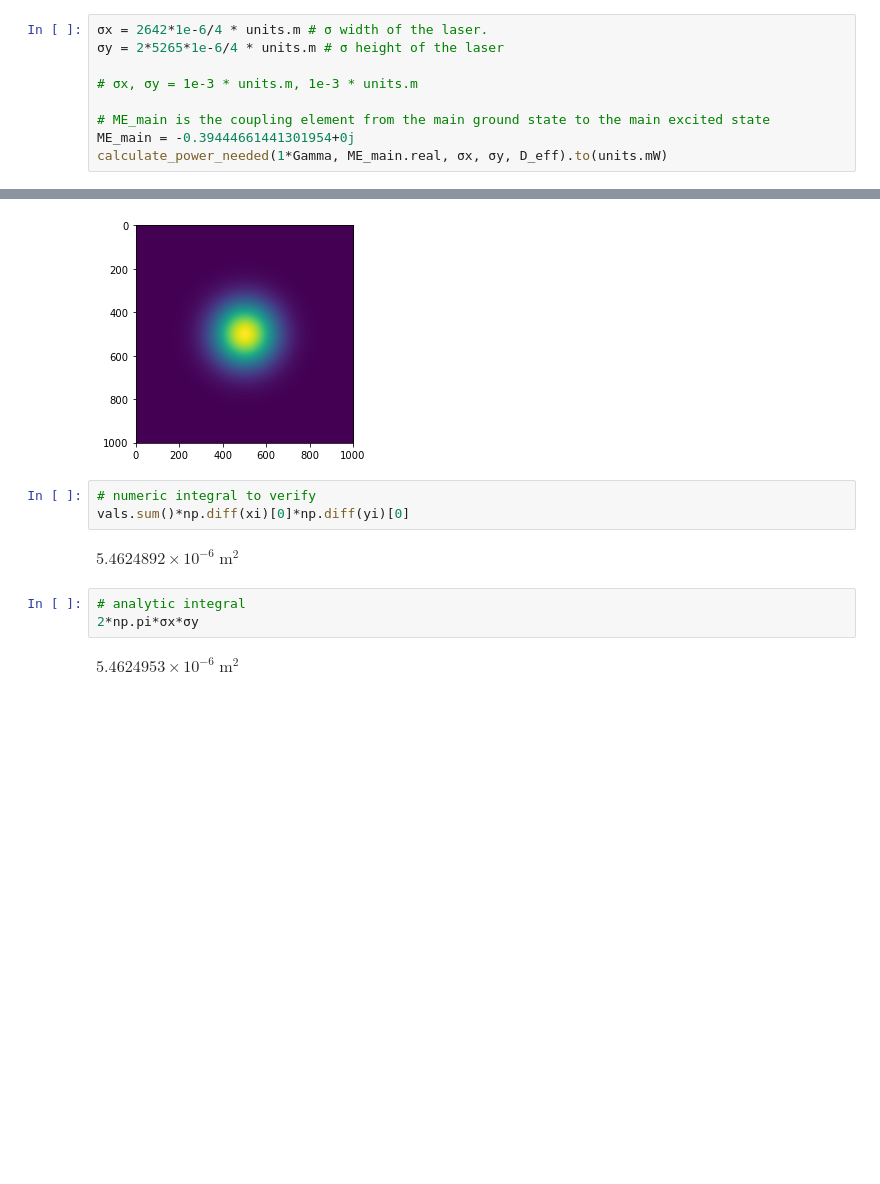
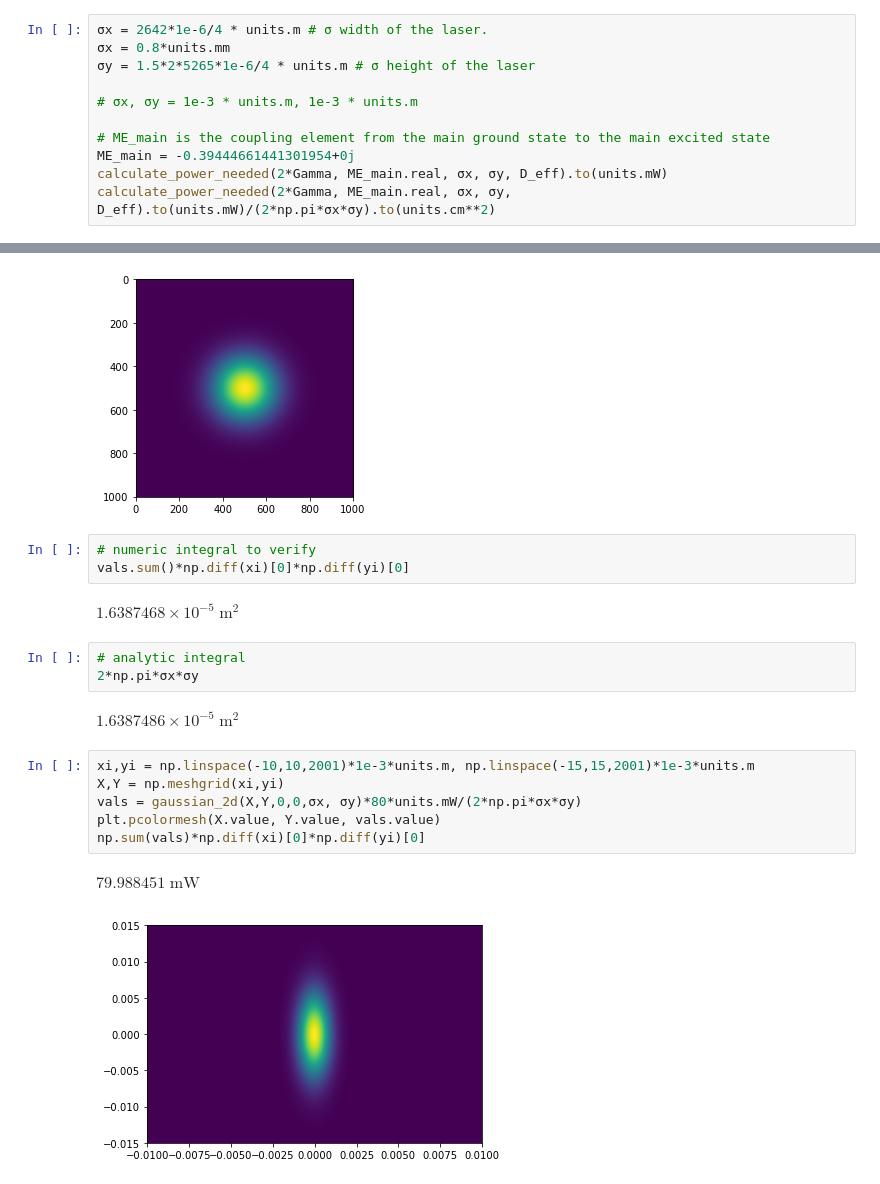
Before and after one commit to ograsdijk/optical-bloch, a Jupyter notebook: Laser Power to Rabi Rate.ipynb, the cells around one changed output, grey strips where cells are left out. Cells and saved outputs as stored; diff of their text form; blank space fills up the shorter version.

```diff
--- a/Laser Power to Rabi Rate.ipynb
+++ b/Laser Power to Rabi Rate.ipynb
@@ -53,11 +53,13 @@ def calculate_power_needed(Omega: units.Hz, ME, σx: units.m, σy: units.m, D_Tl
     return P.to(units.W)
 # %%
 σx = 2642*1e-6/4 * units.m # σ width of the laser.
-σy = 2*5265*1e-6/4 * units.m # σ height of the laser
+σx = 0.8*units.mm
+σy = 1.5*2*5265*1e-6/4 * units.m # σ height of the laser
 
 # σx, σy = 1e-3 * units.m, 1e-3 * units.m
 
 # ME_main is the coupling element from the main ground state to the main excited state
 ME_main = -0.39444661441301954+0j
-calculate_power_needed(1*Gamma, ME_main.real, σx, σy, D_eff).to(units.mW)
+calculate_power_needed(2*Gamma, ME_main.real, σx, σy, D_eff).to(units.mW)
+calculate_power_needed(2*Gamma, ME_main.real, σx, σy, D_eff).to(units.mW)/(2*np.pi*σx*σy).to(units.cm**2)
 # %% [output]
@@ -107,9 +113,18 @@ plt.imshow(vals)
 # numeric integral to verify
 vals.sum()*np.diff(xi)[0]*np.diff(yi)[0]
 # %% [output]
-$5.4624892 \times 10^{-6} \; \mathrm{m^{2}}$
+$1.6387468 \times 10^{-5} \; \mathrm{m^{2}}$
 # %%
 # analytic integral
 2*np.pi*σx*σy
 # %% [output]
-$5.4624953 \times 10^{-6} \; \mathrm{m^{2}}$
+$1.6387486 \times 10^{-5} \; \mathrm{m^{2}}$
+# %%
+xi,yi = np.linspace(-10,10,2001)*1e-3*units.m, np.linspace(-15,15,2001)*1e-3*units.m
+X,Y = np.meshgrid(xi,yi)
+vals = gaussian_2d(X,Y,0,0,σx, σy)*80*units.mW/(2*np.pi*σx*σy)
+plt.pcolormesh(X.value, Y.value, vals.value)
+np.sum(vals)*np.diff(xi)[0]*np.diff(yi)[0]
+# %% [output]
+$79.988451 \; \mathrm{mW}$
+[figure, added]
```
Also changed, not shown: parts of 17 cells of this notebook.
